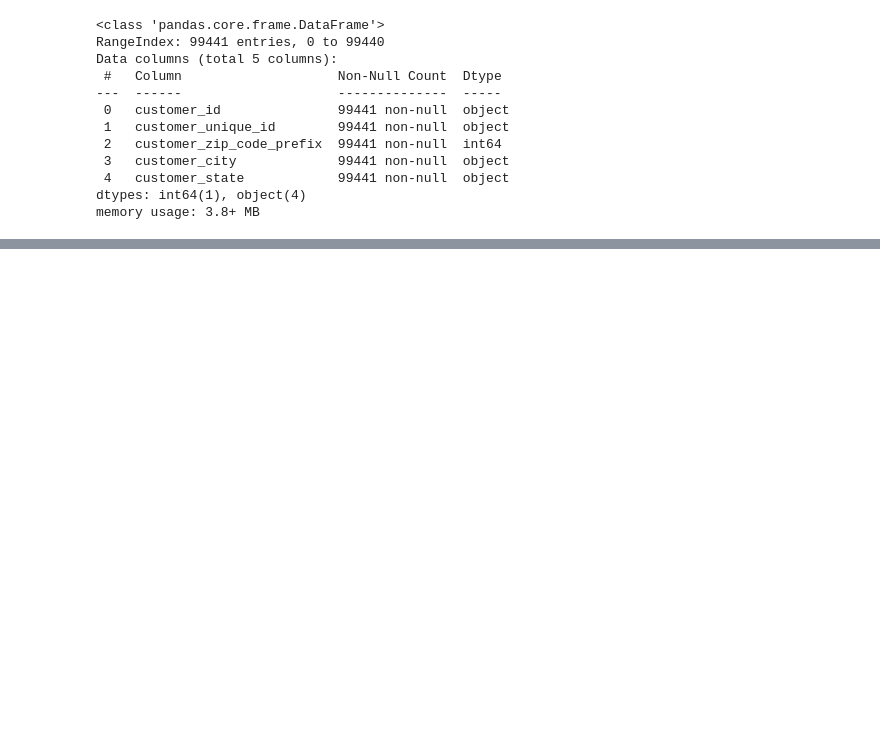
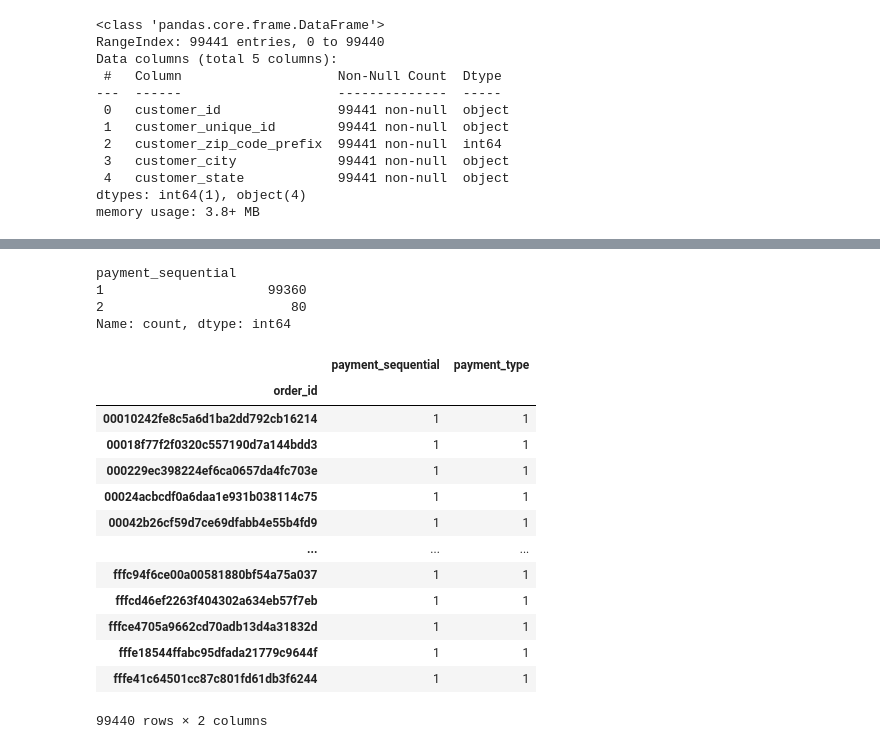
Before and after one commit to Olist-Data-Analysis/Project2, a Jupyter notebook: notebooks/cye2020_eda.ipynb, the cells around one changed output, grey strips where cells are left out. Cells and saved outputs as stored; diff of their text form; code cells hidden in the pictures; blank space fills up the shorter version.

```diff
--- a/notebooks/cye2020_eda.ipynb
+++ b/notebooks/cye2020_eda.ipynb
@@ -31,0 +170,24 @@ memory usage: 3.8+ MB
+# %%
+order_payments.groupby('order_id').agg({'payment_sequential': 'min'}).value_counts()
+# %% [output]
+payment_sequential
+1                     99360
+2                        80
+Name: count, dtype: int64
+# %%
+order_payments.groupby('order_id').agg({'payment_sequential': 'count', 'payment_type': 'count'})
+# %% [output]
+|  | payment_sequential | payment_type |
+| order_id |  |  |
+| 00010242fe8c5a6d1ba2dd792cb16214 | 1 | 1 |
+| 00018f77f2f0320c557190d7a144bdd3 | 1 | 1 |
+| 000229ec398224ef6ca0657da4fc703e | 1 | 1 |
+| 00024acbcdf0a6daa1e931b038114c75 | 1 | 1 |
+| 00042b26cf59d7ce69dfabb4e55b4fd9 | 1 | 1 |
+| ... | ... | ... |
+| fffc94f6ce00a00581880bf54a75a037 | 1 | 1 |
+| fffcd46ef2263f404302a634eb57f7eb | 1 | 1 |
+| fffce4705a9662cd70adb13d4a31832d | 1 | 1 |
+| fffe18544ffabc95dfada21779c9644f | 1 | 1 |
+| fffe41c64501cc87c801fd61db3f6244 | 1 | 1 |
+99440 rows × 2 columns
```
Also changed, not shown: parts of 34 cells of this notebook.
